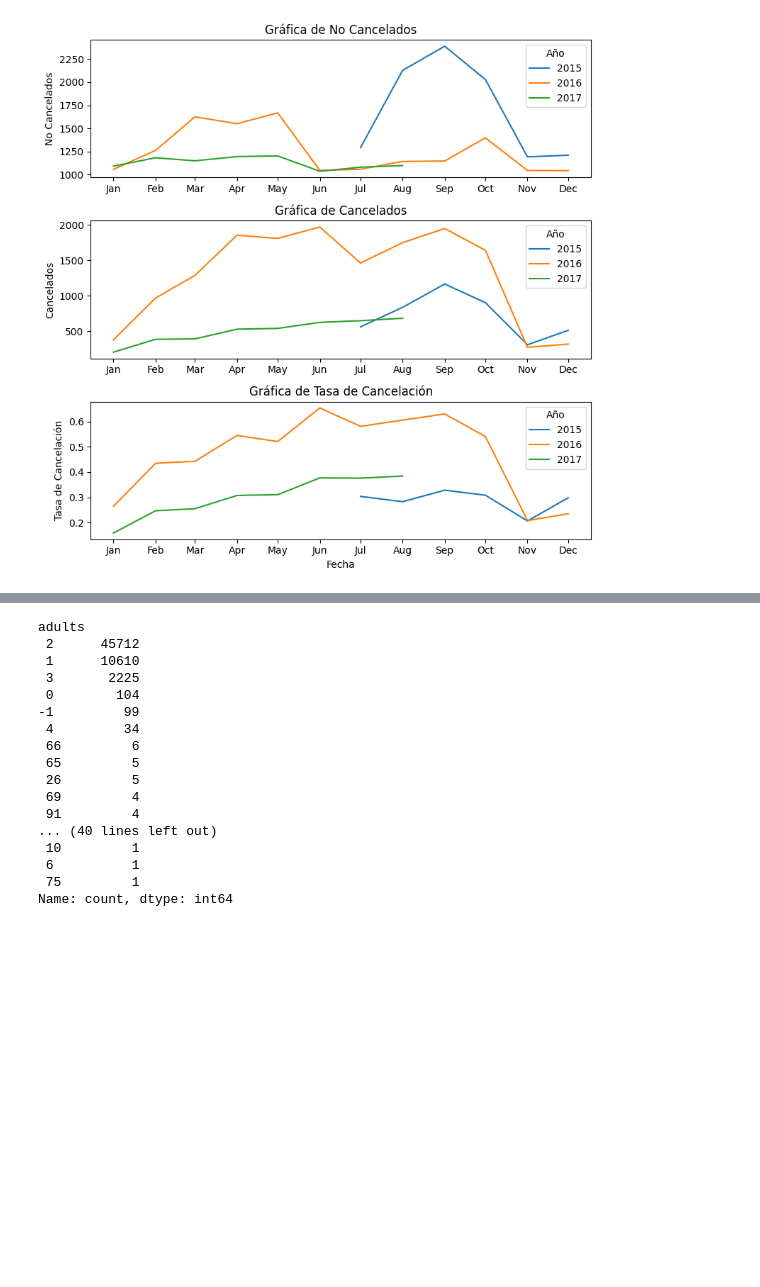
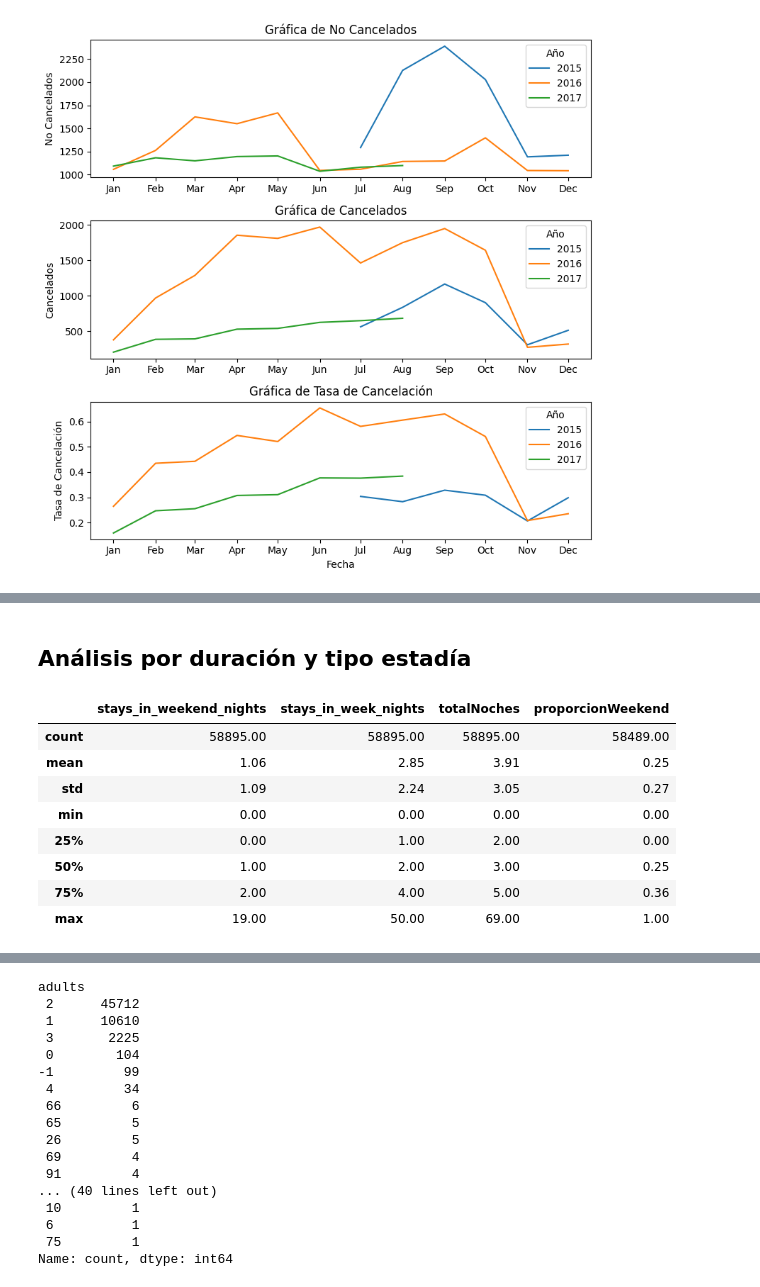
Before and after one commit to LauraRuales/Ciencia-de-datos, a Jupyter notebook: eda.ipynb, the cells around one changed output, grey strips where cells are left out. Drawn from its saved outputs; the diff is of its cells as text; code cells hidden in the pictures; blank space fills up the shorter version.

```diff
--- a/eda.ipynb
+++ b/eda.ipynb
@@ -913,0 +991,18 @@ plt.show()
+# %% [markdown]
+## Análisis por duración y tipo estadía
+# %%
+reservas['totalNoches'] = reservas['stays_in_weekend_nights']+ reservas['stays_in_week_nights']
+reservas['proporcionWeekend'] = reservas['stays_in_weekend_nights']/reservas['totalNoches']
+# %%
+
+reservas[['stays_in_weekend_nights','stays_in_week_nights','totalNoches','proporcionWeekend']].describe(include='all')
+# %% [output]
+|  | stays_in_weekend_nights | stays_in_week_nights | totalNoches | proporcionWeekend |
+| count | 58895.00 | 58895.00 | 58895.00 | 58489.00 |
+| mean | 1.06 | 2.85 | 3.91 | 0.25 |
+| std | 1.09 | 2.24 | 3.05 | 0.27 |
+| min | 0.00 | 0.00 | 0.00 | 0.00 |
+| 25% | 0.00 | 1.00 | 2.00 | 0.00 |
+| 50% | 1.00 | 2.00 | 3.00 | 0.25 |
+| 75% | 2.00 | 4.00 | 5.00 | 0.36 |
+| max | 19.00 | 50.00 | 69.00 | 1.00 |
```
Also changed, not shown: parts of 17 cells of this notebook.
